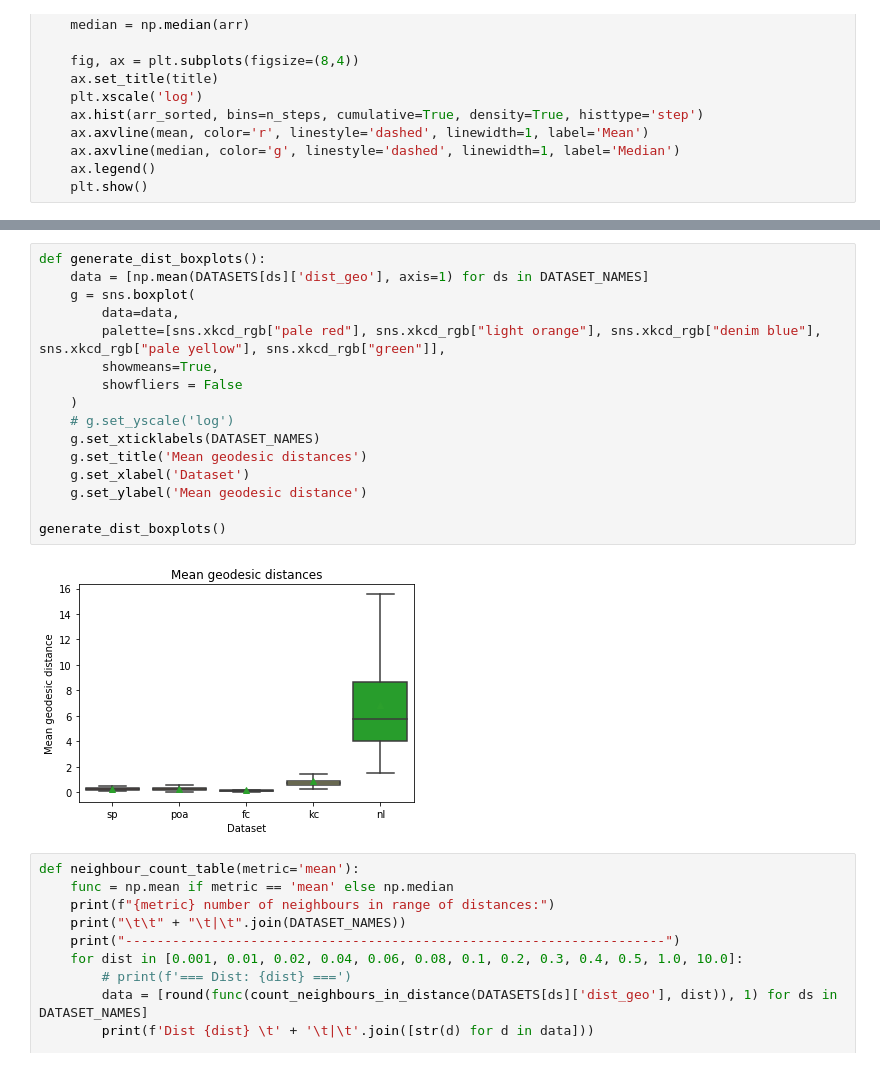
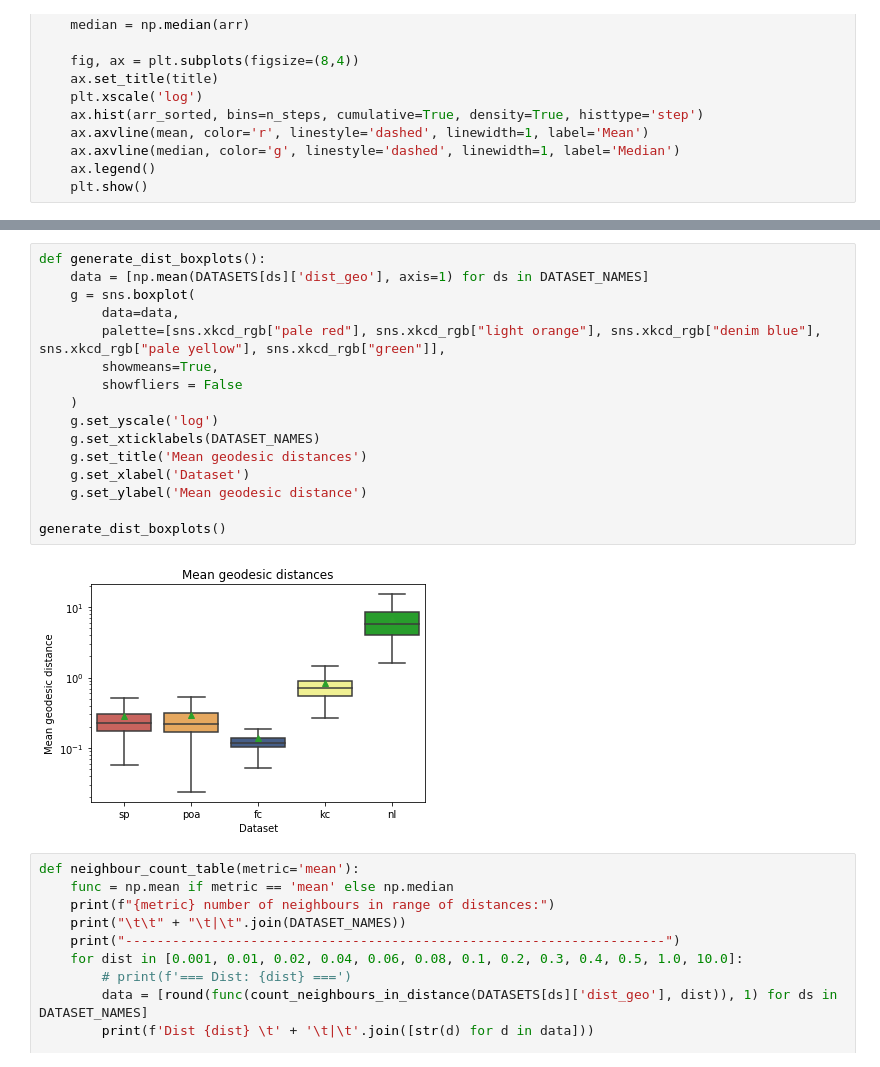
Before and after one commit to ponseko/UC_Project_HPP, a Jupyter notebook: datasets/dataset-statistics.ipynb, the cells around one changed output, grey strips where cells are left out. Cells and saved outputs as stored; diff of their text form.

```diff
--- a/datasets/dataset-statistics.ipynb
+++ b/datasets/dataset-statistics.ipynb
@@ -60,21 +60,21 @@ for ds in DATASET_NAMES:
 # %%
 def generate_dist_boxplots():
     data = [np.mean(DATASETS[ds]['dist_geo'], axis=1) for ds in DATASET_NAMES]
     g = sns.boxplot(
         data=data,
         palette=[sns.xkcd_rgb["pale red"], sns.xkcd_rgb["light orange"], sns.xkcd_rgb["denim blue"], sns.xkcd_rgb["pale yellow"], sns.xkcd_rgb["green"]],
         showmeans=True,
         showfliers = False
     )
-    # g.set_yscale('log')
+    g.set_yscale('log')
     g.set_xticklabels(DATASET_NAMES)
     g.set_title('Mean geodesic distances')
     g.set_xlabel('Dataset')
     g.set_ylabel('Mean geodesic distance')
 
 generate_dist_boxplots()
 # %% [output]
-[figure, old version]
+[figure, new version]
 # %%
 def neighbour_count_table(metric='mean'):
     func = np.mean if metric == 'mean' else np.median
```
Also changed, not shown: parts of 3 cells of this notebook, 2 other files.
